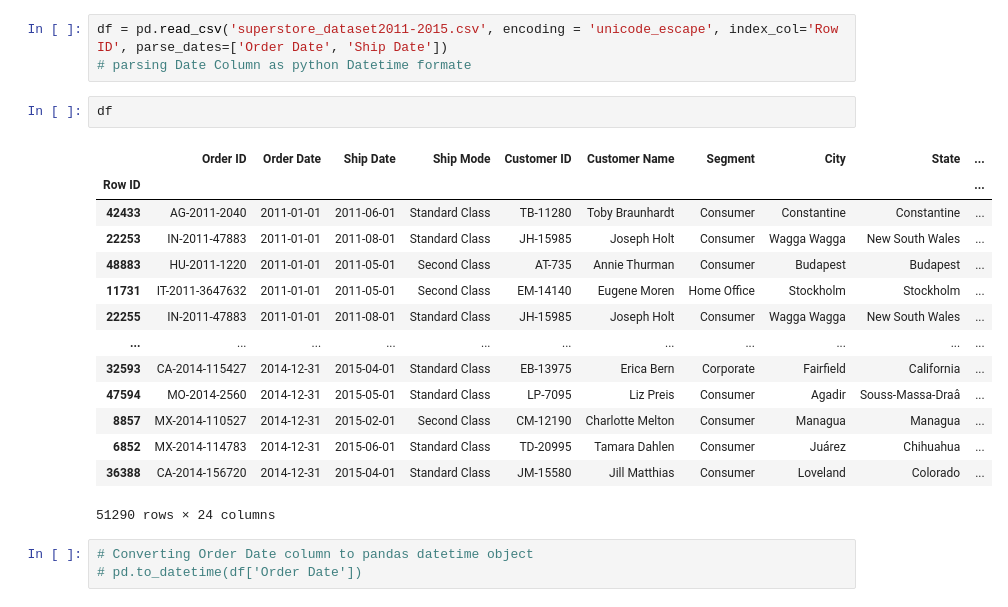
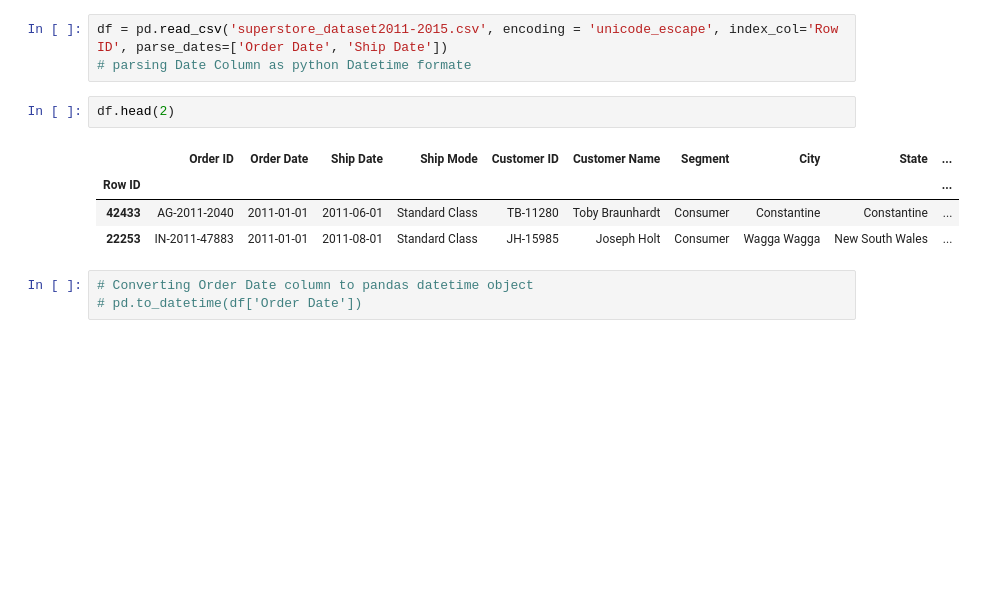
Before and after one commit to abidshafee/dataAnalysis, a Jupyter notebook: dataAnalysis.ipynb, the cells around one changed output. Saved outputs shown, nothing was run; the diff lists cells and outputs as text; blank space fills up the shorter version.

```diff
--- a/dataAnalysis.ipynb
+++ b/dataAnalysis.ipynb
@@ -21,22 +21,12 @@ Saving superstore_dataset2011-2015.csv to superstore_dataset2011-2015.csv
 df = pd.read_csv('superstore_dataset2011-2015.csv', encoding = 'unicode_escape', index_col='Row ID', parse_dates=['Order Date', 'Ship Date'])
 # parsing Date Column as python Datetime formate
 # %%
-df
+df.head(2)
 # %% [output]
 |  | Order ID | Order Date | Ship Date | Ship Mode | Customer ID | Customer Name | Segment | City | State | ... |
 | Row ID |  |  |  |  |  |  |  |  |  | ... |
 | 42433 | AG-2011-2040 | 2011-01-01 | 2011-06-01 | Standard Class | TB-11280 | Toby Braunhardt | Consumer | Constantine | Constantine | ... |
 | 22253 | IN-2011-47883 | 2011-01-01 | 2011-08-01 | Standard Class | JH-15985 | Joseph Holt | Consumer | Wagga Wagga | New South Wales | ... |
-| 48883 | HU-2011-1220 | 2011-01-01 | 2011-05-01 | Second Class | AT-735 | Annie Thurman | Consumer | Budapest | Budapest | ... |
-| 11731 | IT-2011-3647632 | 2011-01-01 | 2011-05-01 | Second Class | EM-14140 | Eugene Moren | Home Office | Stockholm | Stockholm | ... |
-| 22255 | IN-2011-47883 | 2011-01-01 | 2011-08-01 | Standard Class | JH-15985 | Joseph Holt | Consumer | Wagga Wagga | New South Wales | ... |
-| ... | ... | ... | ... | ... | ... | ... | ... | ... | ... | ... |
-| 32593 | CA-2014-115427 | 2014-12-31 | 2015-04-01 | Standard Class | EB-13975 | Erica Bern | Corporate | Fairfield | California | ... |
-| 47594 | MO-2014-2560 | 2014-12-31 | 2015-05-01 | Standard Class | LP-7095 | Liz Preis | Consumer | Agadir | Souss-Massa-Draâ | ... |
-| 8857 | MX-2014-110527 | 2014-12-31 | 2015-02-01 | Second Class | CM-12190 | Charlotte Melton | Consumer | Managua | Managua | ... |
-| 6852 | MX-2014-114783 | 2014-12-31 | 2015-06-01 | Standard Class | TD-20995 | Tamara Dahlen | Consumer | Juárez | Chihuahua | ... |
-| 36388 | CA-2014-156720 | 2014-12-31 | 2015-04-01 | Standard Class | JM-15580 | Jill Matthias | Consumer | Loveland | Colorado | ... |
-51290 rows × 24 columns
 # %%
 # Converting Order Date column to pandas datetime object
 # pd.to_datetime(df['Order Date'])
```
Also changed, not shown: parts of 3 cells of this notebook.
